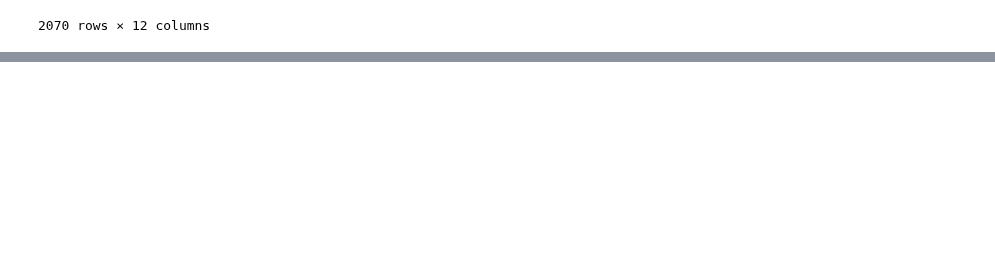
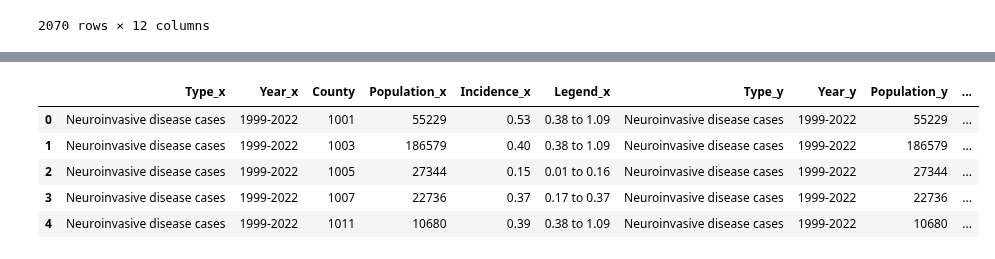
Before and after one commit to lcmortech/data_science, a Jupyter notebook: other_projects/westnile.ipynb, the cells around one changed output, grey strips where cells are left out. Cells and saved outputs as stored; diff of their text form; code cells hidden in the pictures; blank space fills up the shorter version.

Commit message:
added df.head() method for dataframe 7

```diff
--- a/other_projects/westnile.ipynb
+++ b/other_projects/westnile.ipynb
@@ -852,0 +498,9 @@ df7 = df2.merge(df6, on='County', how='inner')
+# %%
+df7.head()
+# %% [output]
+|  | Type_x | Year_x | County | Population_x | Incidence_x | Legend_x | Type_y | Year_y | Population_y | ... |
+| 0 | Neuroinvasive disease cases | 1999-2022 | 1001 | 55229 | 0.53 | 0.38 to 1.09 | Neuroinvasive disease cases | 1999-2022 | 55229 | ... |
+| 1 | Neuroinvasive disease cases | 1999-2022 | 1003 | 186579 | 0.40 | 0.38 to 1.09 | Neuroinvasive disease cases | 1999-2022 | 186579 | ... |
+| 2 | Neuroinvasive disease cases | 1999-2022 | 1005 | 27344 | 0.15 | 0.01 to 0.16 | Neuroinvasive disease cases | 1999-2022 | 27344 | ... |
+| 3 | Neuroinvasive disease cases | 1999-2022 | 1007 | 22736 | 0.37 | 0.17 to 0.37 | Neuroinvasive disease cases | 1999-2022 | 22736 | ... |
+| 4 | Neuroinvasive disease cases | 1999-2022 | 1011 | 10680 | 0.39 | 0.38 to 1.09 | Neuroinvasive disease cases | 1999-2022 | 10680 | ... |
```
Also changed, not shown: parts of 6 cells of this notebook.
